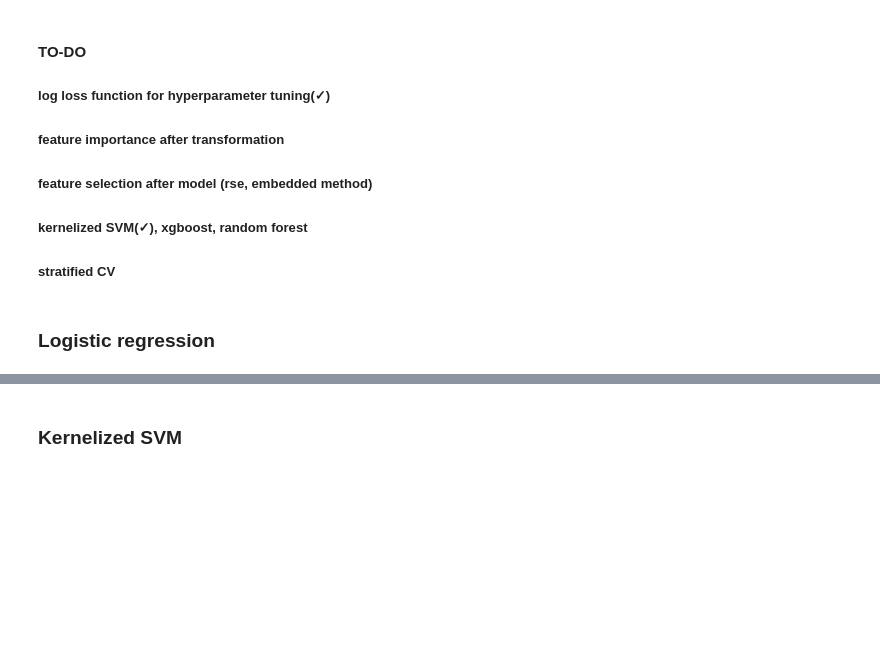
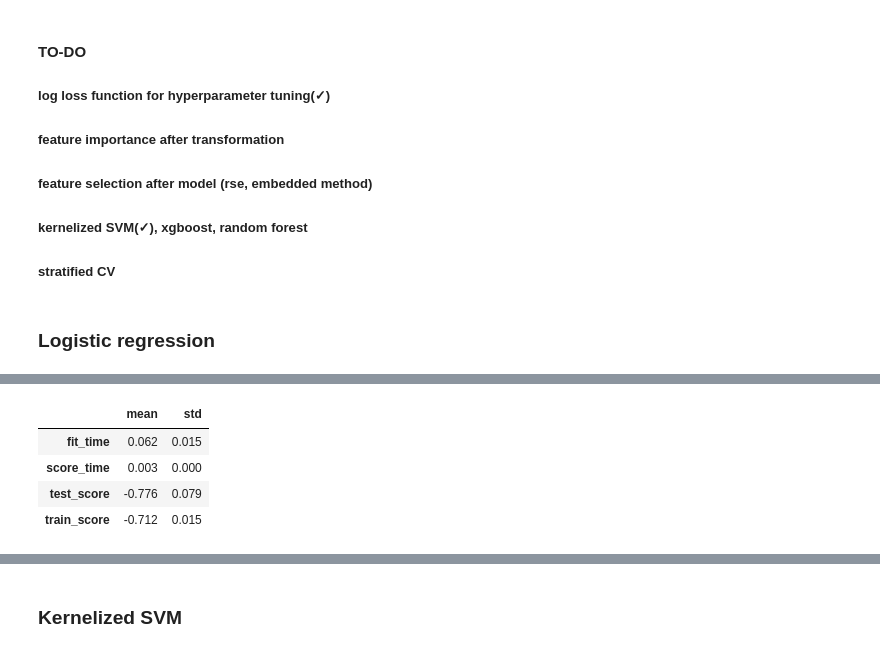
Before and after one commit to Yimei-Yang/Kaggle-MulticlassPrediction, a Jupyter notebook: multiclass.ipynb, the cells around one changed output, grey strips where cells are left out. Cells and saved outputs as stored; diff of their text form; code cells hidden in the pictures; blank space fills up the shorter version.

```diff
--- a/multiclass.ipynb
+++ b/multiclass.ipynb
@@ -532,0 +499,25 @@ weighted avg       0.82      0.69      0.74      1660
+# %%
+from sklearn.model_selection import cross_validate
+cross_val_results = {}
+cross_val_results["logreg"] = (
+    pd.DataFrame(
+        cross_validate(
+            pipe_lr,
+            X_train,
+            y_train,
+            scoring="neg_log_loss",
+            return_train_score=True,
+        )
+    )
+    .agg(["mean", "std"])
+    .round(3)
+    .T
+)
+# %%
+cross_val_results["logreg"]
+# %% [output]
+|  | mean | std |
+| fit_time | 0.062 | 0.015 |
+| score_time | 0.003 | 0.000 |
+| test_score | -0.776 | 0.079 |
+| train_score | -0.712 | 0.015 |
```
Also changed, not shown: parts of 3 cells of this notebook.
